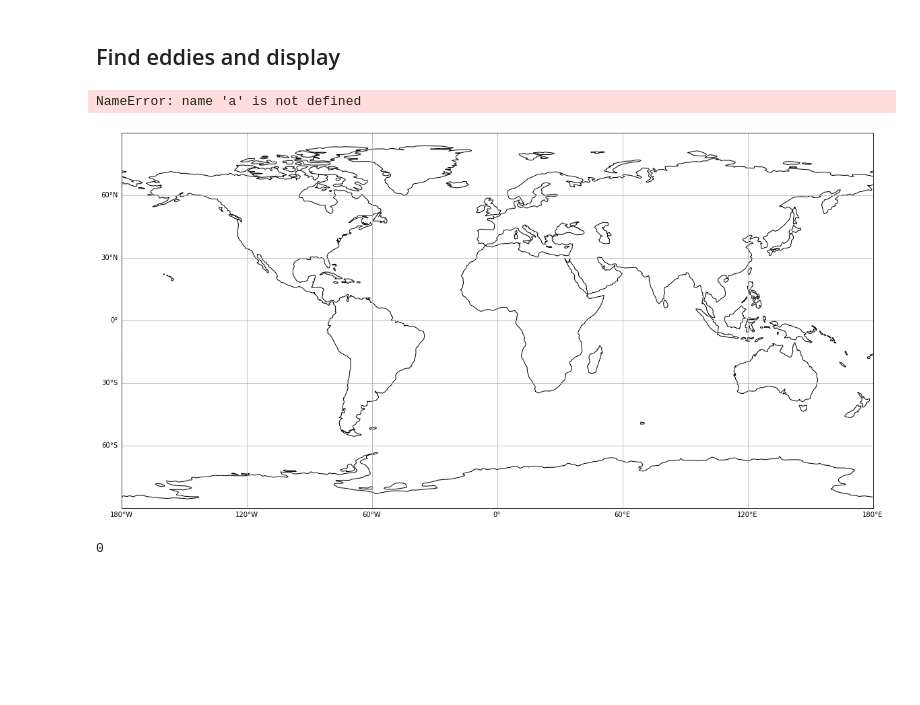
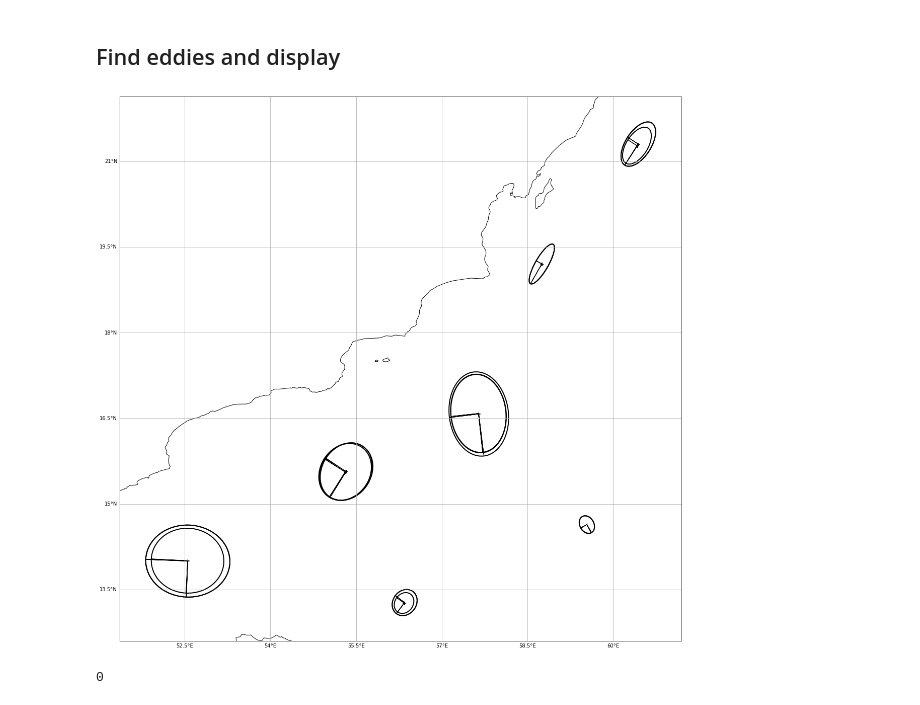
Before and after one commit to lordastorios/Projet_3A_IMTA, a Jupyter notebook: code/tutos/eddies_detection_example.ipynb, the cells around one changed output. Saved outputs shown, nothing was run; the diff lists cells and outputs as text; code cells hidden in the pictures; blank space fills up the shorter version.

```diff
--- a/code/tutos/eddies_detection_example.ipynb
+++ b/code/tutos/eddies_detection_example.ipynb
@@ -94,27 +87,26 @@ for eddy in aa:
 figure.show()
 
 figure = StreamPlot()
-bbb = find_eddies(b)
+bb = find_eddies(b)
 for eddy in bb:
     line_style = rd_color()
     figure.plot_trajectories(eddy.sl_list,line_style=line_style)
 figure.show()
 
 figure = StreamPlot()
-ccc = find_eddies(c)
+cc = find_eddies(c)
 for eddy in cc:
     line_style = rd_color()
     figure.plot_trajectories(eddy.sl_list,line_style=line_style)
 figure.show()
-# %% [output]
-NameError: name 'a' is not defined
-[figure, removed]
 # %%
 figure = StreamPlot()
-figure.plot_eddies(aa,line_style='r+')
-figure.plot_eddies(bb,line_style='g+')
-figure.plot_eddies(cc,line_style='b+')
+figure.plot_eddies(aa,plot_traj=False)
+figure.plot_eddies(bb,plot_traj=False)
+figure.plot_eddies(cc,plot_traj=False)
 figure.show()
+# %% [output]
+[figure, added]
 # %%
 import os
 os.system("find . -regextype posix-extended -regex './out-[A-Z]{8}' -exec rm -r {} +")
```
Also changed, not shown: parts of 7 cells of this notebook, 1 other file.
